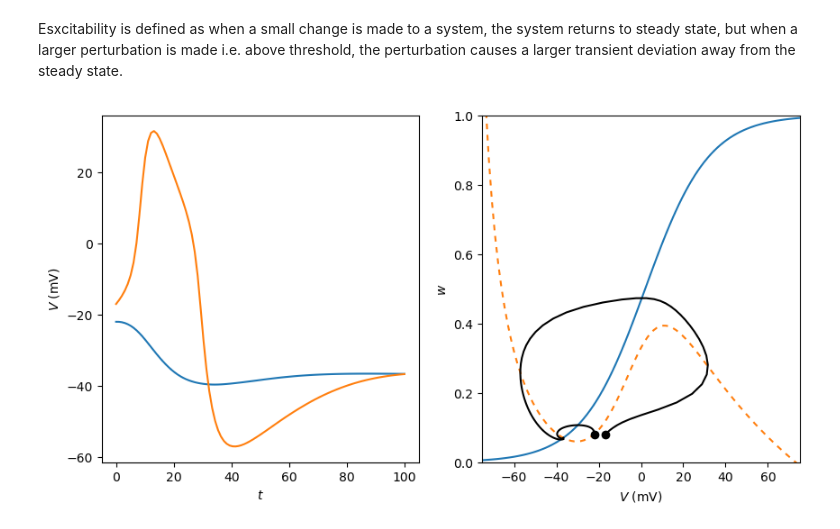
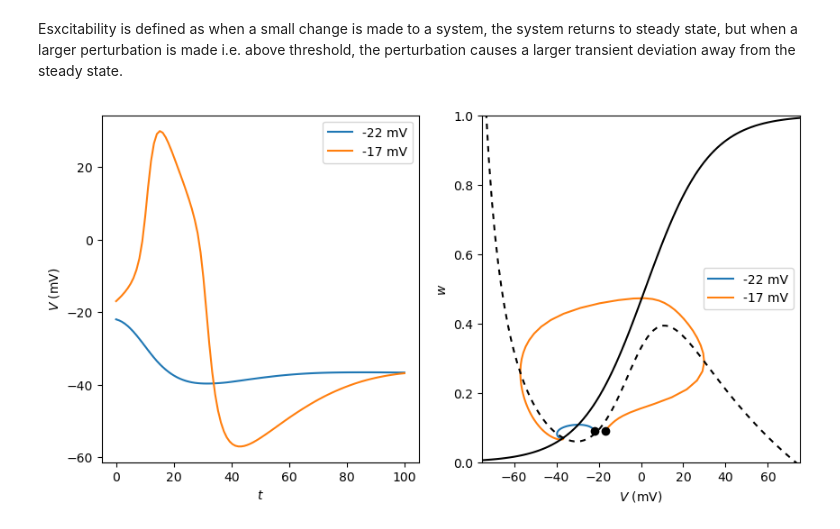
Before and after one commit to mornevwyk/Computational-Cell-Biology, a Jupyter notebook: Voltage Gated Ion Currents/2.4 Morris-Lecar Model.ipynb, the cells around one changed output. Saved outputs shown, nothing was run; the diff lists cells and outputs as text; code cells hidden in the pictures.

```diff
--- a/Voltage Gated Ion Currents/2.4 Morris-Lecar Model.ipynb
+++ b/Voltage Gated Ion Currents/2.4 Morris-Lecar Model.ipynb
@@ -541,26 +541,30 @@ Esxcitability is defined as when a small change is made to a system, the system
 # %%
 fig, ax = plt.subplots(1,2)
 fig.set_size_inches(10,5)
 
 t = np.linspace(0, 100, 100)
-initial_conditions = [[-22,0.08],[-17,0.08]]
-
-ax[1].plot(voltages, w_nullcline_data)
-ax[1].plot(voltages, V_nullcline_data_I60, linestyle=(0,(3,3)))
+initial_conditions = [[-22,0.09],[-17,0.09]]
 
 for condition in initial_conditions:
     sol = solve_ivp(morris_lecar, [0,100], condition, args=(60,), dense_output=True)
     z = sol.sol(t)
-    ax[1].plot(z.T[:,0], z.T[:,1], color=[0,0,0])
-    ax[1].plot([condition[0]],[condition[1]],'o', color=(0,0,0))
-    ax[0].plot(t,z.T[:,0])
+    ax[1].plot(z.T[:,0], z.T[:,1], label=str(condition[0]) + ' mV')
+    ax[1].plot([condition[0]],[condition[1]],'o', color=(0,0,0), label='_nolegend_')
+    ax[0].plot(t,z.T[:,0], label=str(condition[0]) + ' mV')
+
+ax[1].plot(voltages, w_nullcline_data, color=[0,0,0])
+ax[1].plot(voltages, V_nullcline_data_I60, linestyle=(0,(3,3)), color=[0,0,0])
 
 ax[1].set_xlim(-75,75)
 ax[1].set_ylim(0,1)
 ax[1].set_ylabel("$w$")
 ax[1].set_xlabel('$V$ (mV)')
 ax[0].set_ylabel('$V$ (mV)')
 ax[0].set_xlabel("$t$")
+#ax[0].legend(['-17 mV', '-22 mV'])
+#ax[1].legend(['-17 mV','-22 mV'])
+ax[0].legend()
+ax[1].legend()
 plt.show()
 # %% [output]
-[figure, old version]
+[figure, new version]
```
Also changed, not shown: parts of 1 cell of this notebook.
